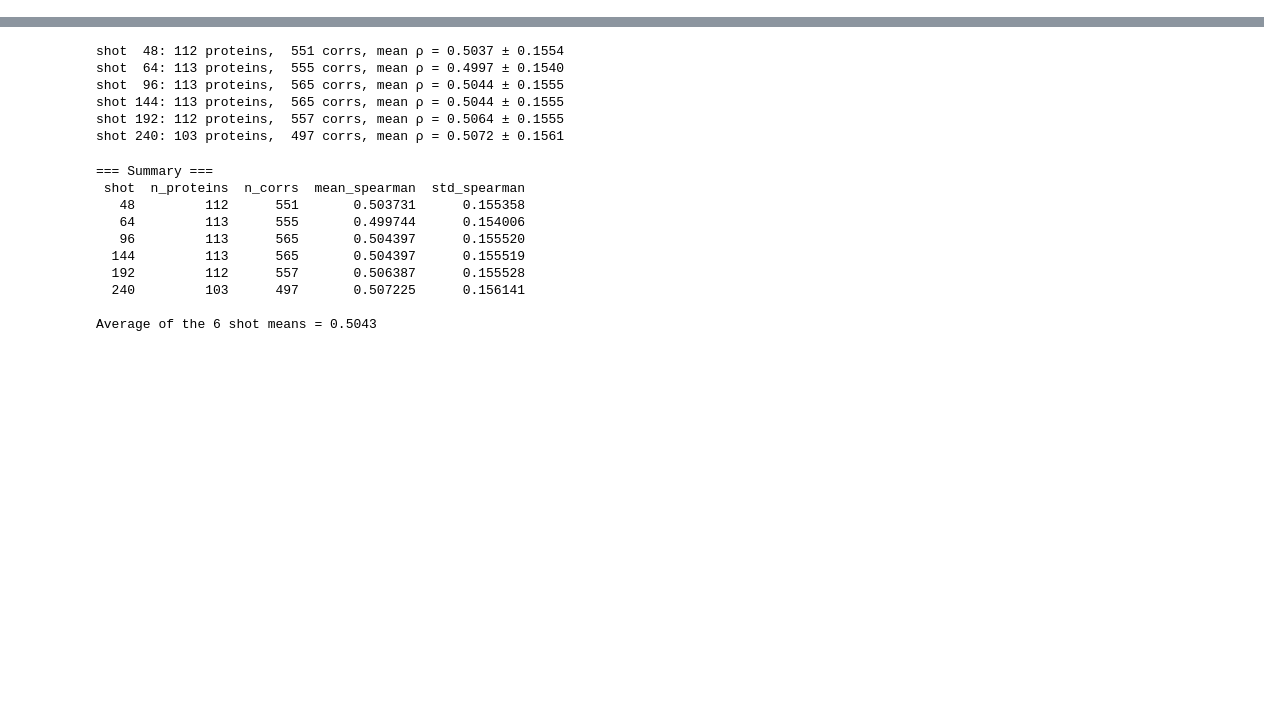
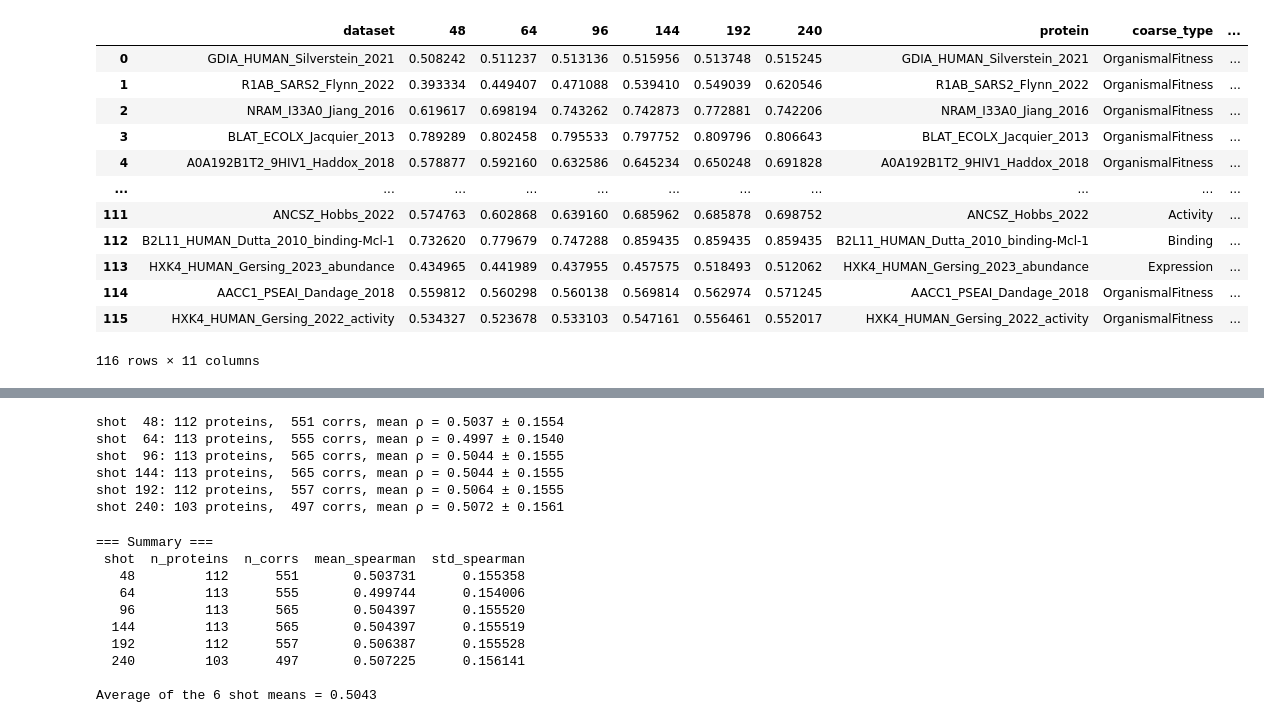
Before and after one commit to Sqingshannon/Fine-tune_plm, a Jupyter notebook: different_shot_performance.ipynb, the cells around one changed output, grey strips where cells are left out. Drawn from its saved outputs; the diff is of its cells as text; code cells hidden in the pictures; blank space fills up the shorter version.

```diff
--- a/different_shot_performance.ipynb
+++ b/different_shot_performance.ipynb
@@ -90,0 +125,16 @@ dtype: float64
+# %%
+res
+# %% [output]
+|  | dataset | 48 | 64 | 96 | 144 | 192 | 240 | protein | coarse_type | ... |
+| 0 | GDIA_HUMAN_Silverstein_2021 | 0.508242 | 0.511237 | 0.513136 | 0.515956 | 0.513748 | 0.515245 | GDIA_HUMAN_Silverstein_2021 | OrganismalFitness | ... |
+| 1 | R1AB_SARS2_Flynn_2022 | 0.393334 | 0.449407 | 0.471088 | 0.539410 | 0.549039 | 0.620546 | R1AB_SARS2_Flynn_2022 | OrganismalFitness | ... |
+| 2 | NRAM_I33A0_Jiang_2016 | 0.619617 | 0.698194 | 0.743262 | 0.742873 | 0.772881 | 0.742206 | NRAM_I33A0_Jiang_2016 | OrganismalFitness | ... |
+| 3 | BLAT_ECOLX_Jacquier_2013 | 0.789289 | 0.802458 | 0.795533 | 0.797752 | 0.809796 | 0.806643 | BLAT_ECOLX_Jacquier_2013 | OrganismalFitness | ... |
+| 4 | A0A192B1T2_9HIV1_Haddox_2018 | 0.578877 | 0.592160 | 0.632586 | 0.645234 | 0.650248 | 0.691828 | A0A192B1T2_9HIV1_Haddox_2018 | OrganismalFitness | ... |
+| ... | ... | ... | ... | ... | ... | ... | ... | ... | ... | ... |
+| 111 | ANCSZ_Hobbs_2022 | 0.574763 | 0.602868 | 0.639160 | 0.685962 | 0.685878 | 0.698752 | ANCSZ_Hobbs_2022 | Activity | ... |
+| 112 | B2L11_HUMAN_Dutta_2010_binding-Mcl-1 | 0.732620 | 0.779679 | 0.747288 | 0.859435 | 0.859435 | 0.859435 | B2L11_HUMAN_Dutta_2010_binding-Mcl-1 | Binding | ... |
+| 113 | HXK4_HUMAN_Gersing_2023_abundance | 0.434965 | 0.441989 | 0.437955 | 0.457575 | 0.518493 | 0.512062 | HXK4_HUMAN_Gersing_2023_abundance | Expression | ... |
+| 114 | AACC1_PSEAI_Dandage_2018 | 0.559812 | 0.560298 | 0.560138 | 0.569814 | 0.562974 | 0.571245 | AACC1_PSEAI_Dandage_2018 | OrganismalFitness | ... |
+| 115 | HXK4_HUMAN_Gersing_2022_activity | 0.534327 | 0.523678 | 0.533103 | 0.547161 | 0.556461 | 0.552017 | HXK4_HUMAN_Gersing_2022_activity | OrganismalFitness | ... |
+116 rows × 11 columns
```
Also changed, not shown: parts of 16 cells of this notebook, 2 other files.
